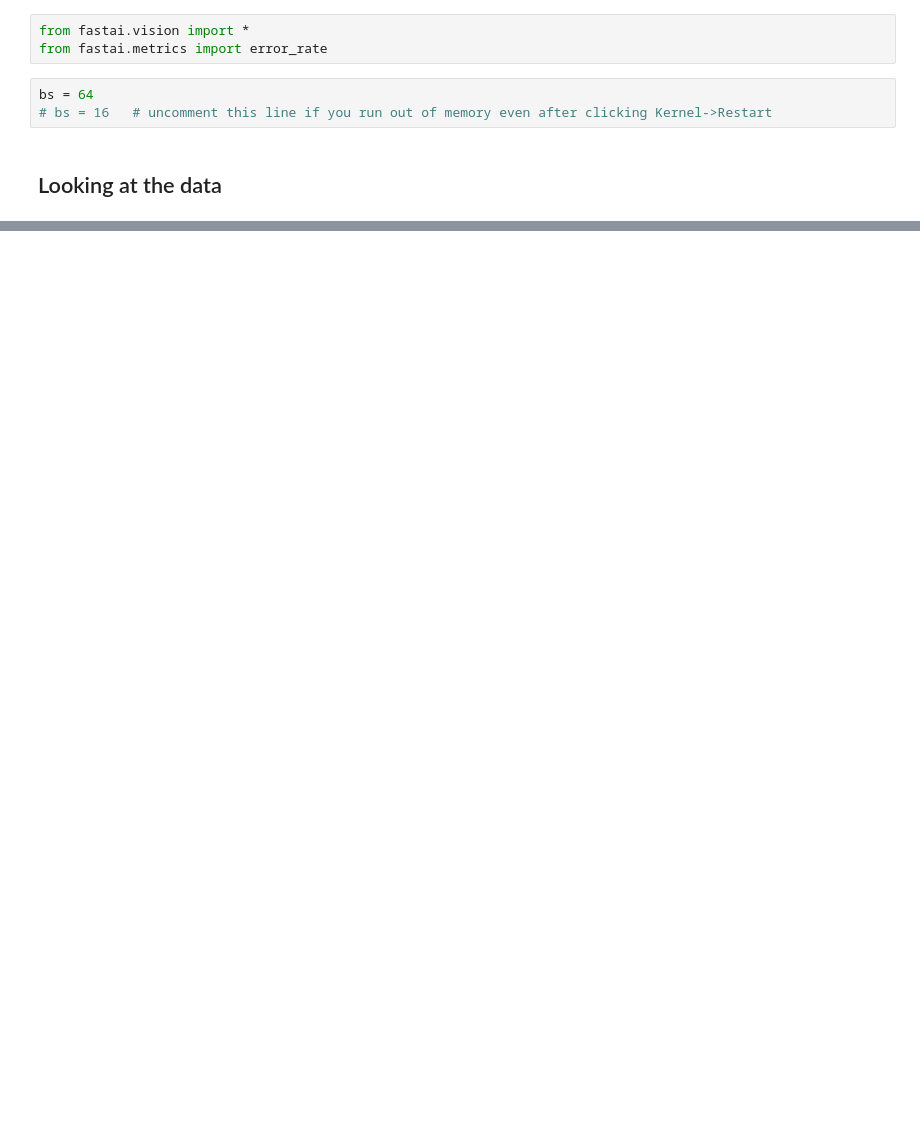
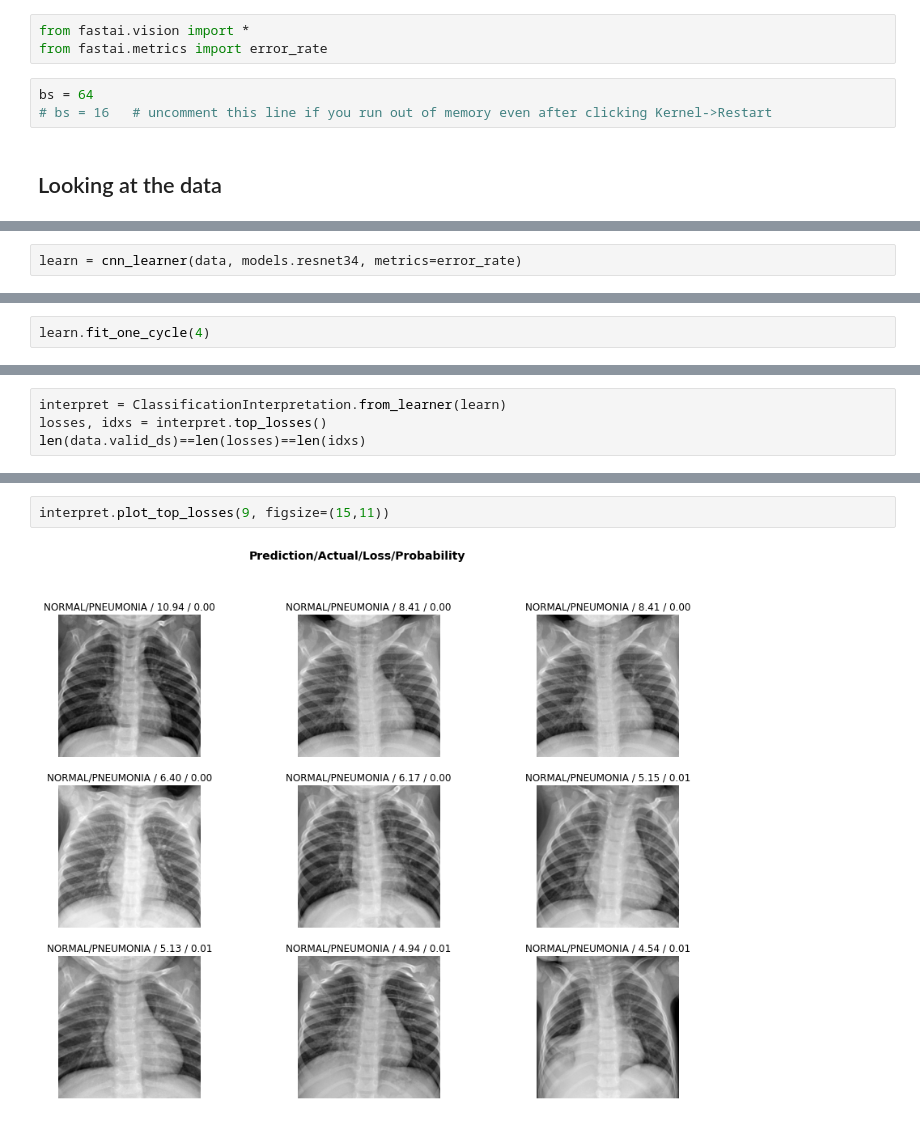
Before and after one commit to Shukriy/fastai, a Jupyter notebook: Pneumonia_Image_Dataset_Fastai.ipynb, the cells around one changed output, grey strips where cells are left out. Saved outputs shown, nothing was run; the diff lists cells and outputs as text; blank space fills up the shorter version.

```diff
--- a/Pneumonia_Image_Dataset_Fastai.ipynb
+++ b/Pneumonia_Image_Dataset_Fastai.ipynb
@@ -46,0 +53,2 @@ chest-xray-pneumonia.zip  kaggle.json
+# %%
+learn = cnn_learner(data, models.resnet34, metrics=error_rate)
@@ -46,0 +75,2 @@ chest-xray-pneumonia.zip  kaggle.json
+# %%
+learn.fit_one_cycle(4)
@@ -46,0 +87,4 @@ chest-xray-pneumonia.zip  kaggle.json
+# %%
+interpret = ClassificationInterpretation.from_learner(learn)
+losses, idxs = interpret.top_losses()
+len(data.valid_ds)==len(losses)==len(idxs)
@@ -46,0 +94,4 @@ chest-xray-pneumonia.zip  kaggle.json
+# %%
+interpret.plot_top_losses(9, figsize=(15,11))
+# %% [output]
+[figure, added]
```
Also changed, not shown: parts of 39 cells of this notebook.
